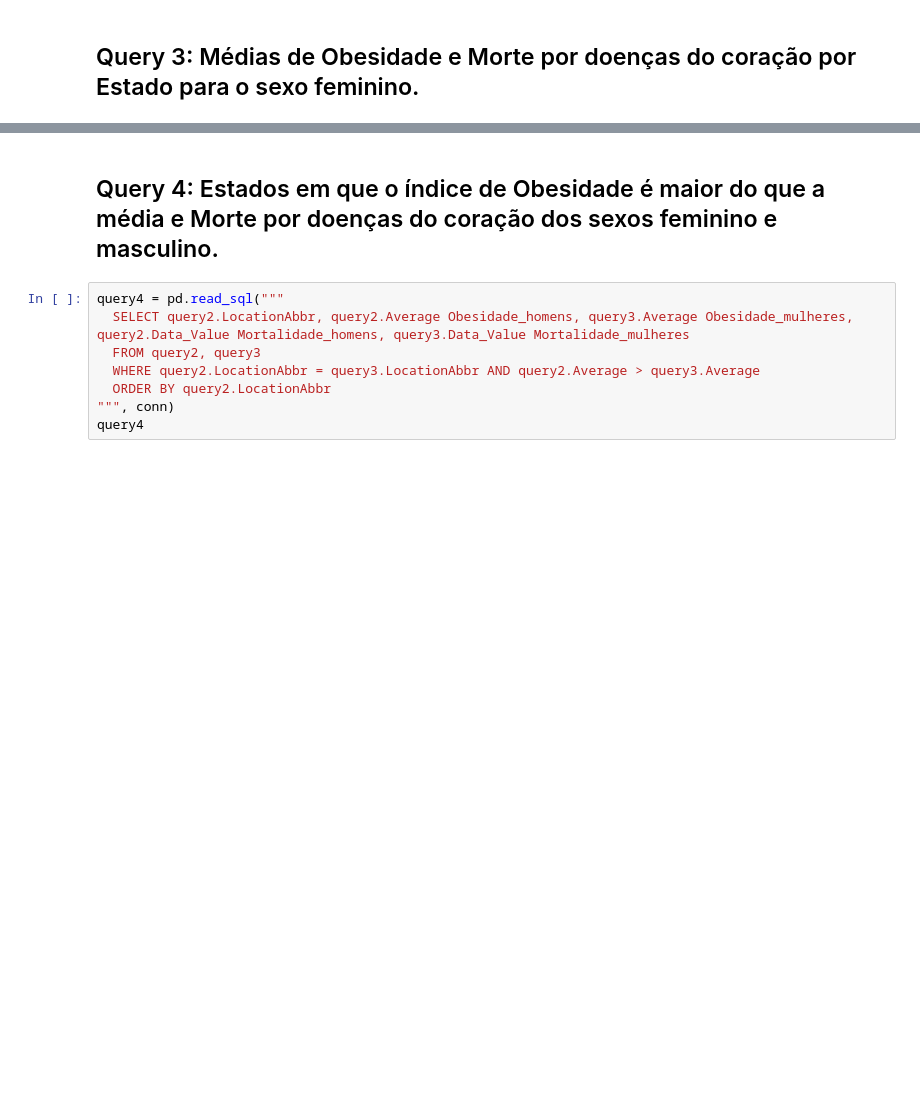
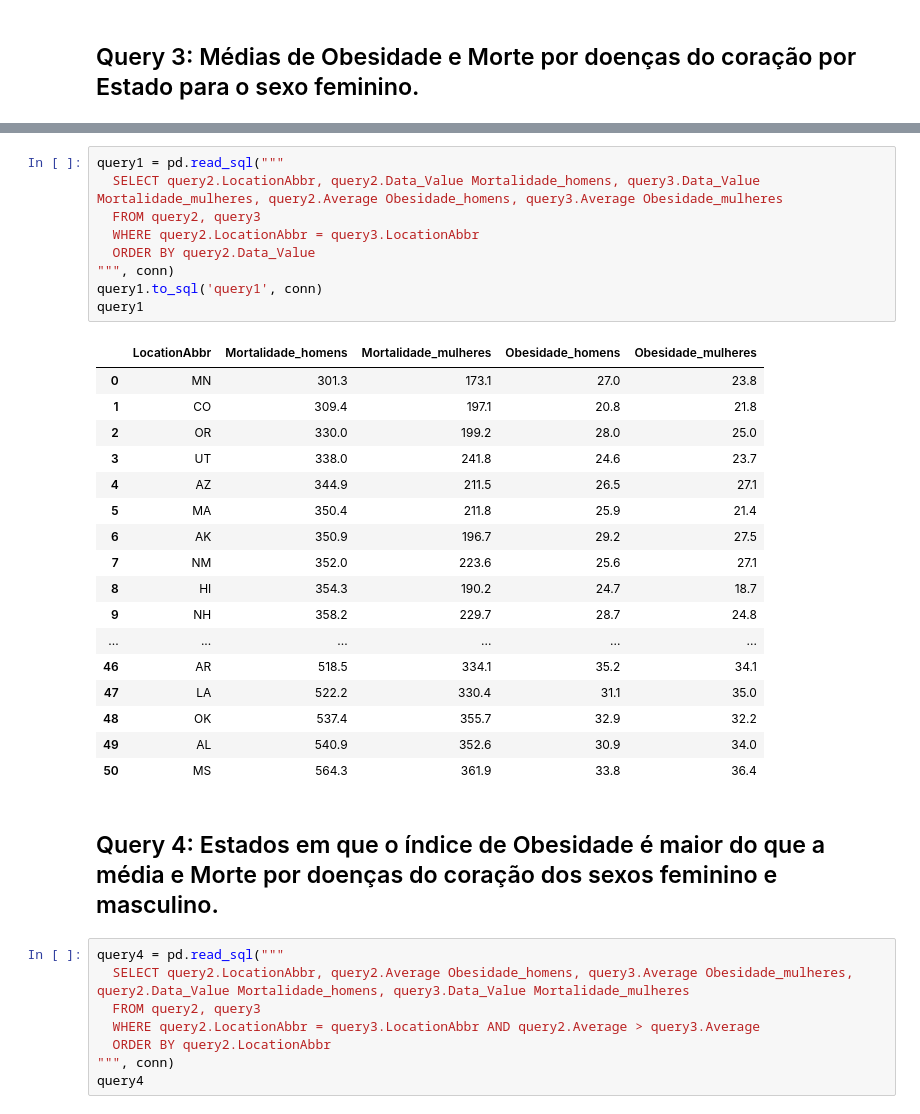
Before and after one commit to MatheusCod/Kinda_SUS-MC536_2s2020, a Jupyter notebook: stage03/notebook/analiseObesidade.ipynb, the cells around one changed output, grey strips where cells are left out. Cells and saved outputs as stored; diff of their text form; blank space fills up the shorter version.

```diff
--- a/stage03/notebook/analiseObesidade.ipynb
+++ b/stage03/notebook/analiseObesidade.ipynb
@@ -168,6 +142,33 @@ query3
 | 48 | WI | Female | Percent of adults aged 18 years a... | 28.7 | Heart Disease Mortality | 239.2 | per 100,000 population |
 | 49 | WV | Female | Percent of adults aged 18 years a... | 34.9 | Heart Disease Mortality | 311.2 | per 100,000 population |
 | 50 | WY | Female | Percent of adults aged 18 years a... | 27.4 | Heart Disease Mortality | 233.0 | per 100,000 population |
+# %%
+query1 = pd.read_sql("""
+  SELECT query2.LocationAbbr, query2.Data_Value Mortalidade_homens, query3.Data_Value Mortalidade_mulheres, query2.Average Obesidade_homens, query3.Average Obesidade_mulheres
+  FROM query2, query3
+  WHERE query2.LocationAbbr = query3.LocationAbbr
+  ORDER BY query2.Data_Value
+""", conn)
+query1.to_sql('query1', conn)
+query1
+# %% [output]
+|  | LocationAbbr | Mortalidade_homens | Mortalidade_mulheres | Obesidade_homens | Obesidade_mulheres |
+| 0 | MN | 301.3 | 173.1 | 27.0 | 23.8 |
+| 1 | CO | 309.4 | 197.1 | 20.8 | 21.8 |
+| 2 | OR | 330.0 | 199.2 | 28.0 | 25.0 |
+| 3 | UT | 338.0 | 241.8 | 24.6 | 23.7 |
+| 4 | AZ | 344.9 | 211.5 | 26.5 | 27.1 |
+| 5 | MA | 350.4 | 211.8 | 25.9 | 21.4 |
+| 6 | AK | 350.9 | 196.7 | 29.2 | 27.5 |
+| 7 | NM | 352.0 | 223.6 | 25.6 | 27.1 |
+| 8 | HI | 354.3 | 190.2 | 24.7 | 18.7 |
+| 9 | NH | 358.2 | 229.7 | 28.7 | 24.8 |
+| ... | ... | ... | ... | ... | ... |
+| 46 | AR | 518.5 | 334.1 | 35.2 | 34.1 |
+| 47 | LA | 522.2 | 330.4 | 31.1 | 35.0 |
+| 48 | OK | 537.4 | 355.7 | 32.9 | 32.2 |
+| 49 | AL | 540.9 | 352.6 | 30.9 | 34.0 |
+| 50 | MS | 564.3 | 361.9 | 33.8 | 36.4 |
 # %% [markdown]
 ## Query 4: Estados em que o índice de Obesidade é maior do que a média e Morte por doenças do coração dos sexos feminino e masculino.
 # %%
```
Also changed, not shown: parts of 3 cells of this notebook.
